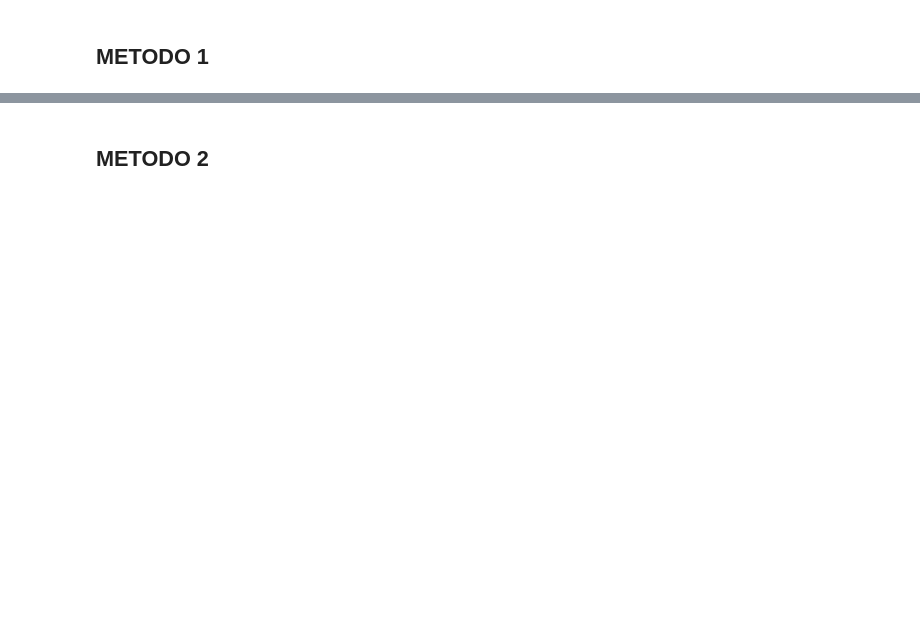
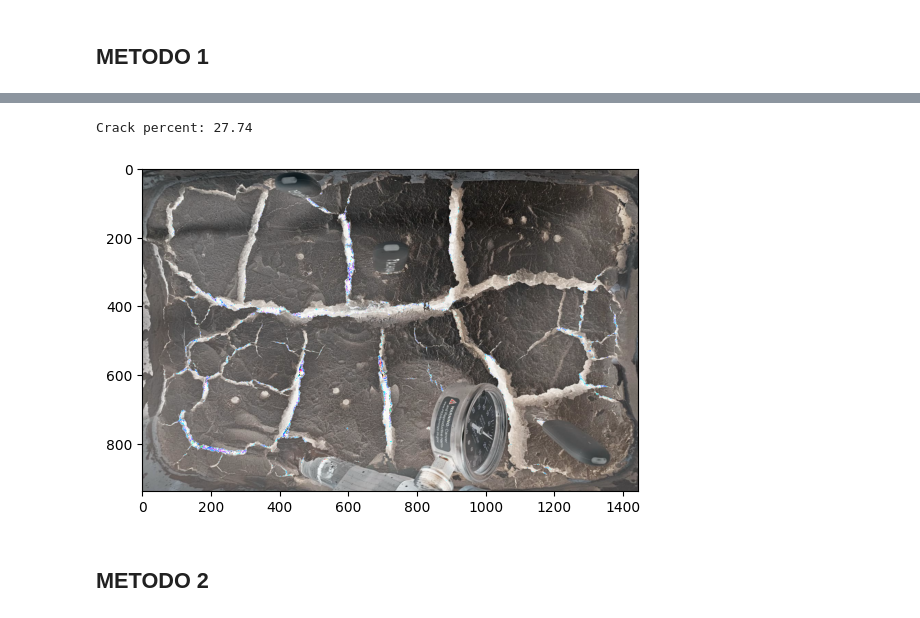
Before and after one commit to eadelgadillom/Projects_Private, a Jupyter notebook: image_processing_.ipynb, the cells around one changed output, grey strips where cells are left out. Cells and saved outputs as stored; diff of their text form; code cells hidden in the pictures; blank space fills up the shorter version.

Commit message:
grieta_edition

```diff
--- a/image_processing_.ipynb
+++ b/image_processing_.ipynb
@@ -29,23 +33,26 @@ img_y = np_bin.shape[0]
 img_x = np_bin.shape[1]
 img_z = np_bin.shape[2]
 
-grieta = 0
-suelo = 0
+crack = 0
+soil = 0
 line_image = np.copy(img) * 255
 
 for i in range(img_y):
     for j in range(img_x):
         for k in range(img_z):
             if np_bin[i, j, k] == 0:
-                grieta += 1
+                crack += 1
                 line_image[i, j, k] == np_bin[i, j, k]
             else:
-                suelo += 1
+                soil += 1
 # %%
-percentage = (grieta / suelo) * 100
-print("El porcentaje de grietas es de: {:.2f}".format(percentage))
+percentage = (crack / soil) * 100
+print("Crack percent: {:.2f}".format(percentage))
 plt.imshow(line_image)
 plt.show()
+# %% [output]
+Crack percent: 27.74
+[figure, added]
 # %% [markdown]
 ## METODO 2
 # %%
```
Also changed, not shown: parts of 13 cells of this notebook.
